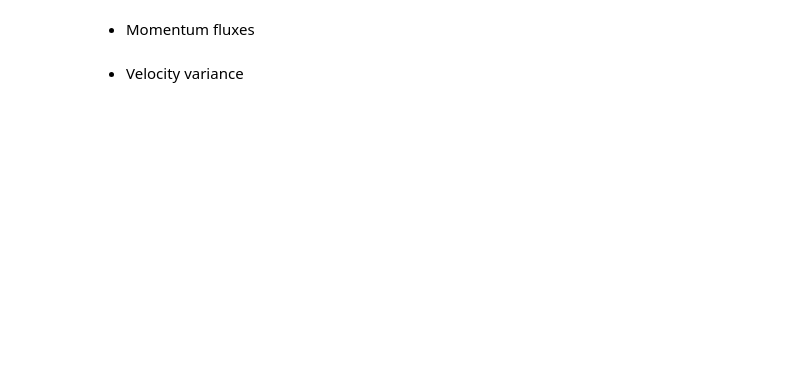
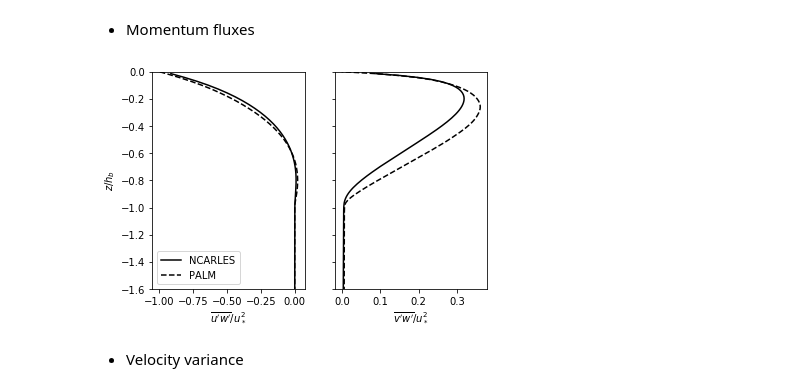
Before and after one commit to qingli411/LESAnalysis, a Jupyter notebook: plot_cmp_ncarles_palm.ipynb, the cells around one changed output. Saved outputs shown, nothing was run; the diff lists cells and outputs as text; code cells hidden in the pictures; blank space fills up the shorter version.

```diff
--- a/plot_cmp_ncarles_palm.ipynb
+++ b/plot_cmp_ncarles_palm.ipynb
@@ -123,30 +157,37 @@ plt.legend()
 # %%
 # normalizaing factor
 norm0 = 1/ustar**2
 znorm0 = 1/hb0
 norm1 = 1/ustar**2
 znorm1 = 1/hb1
 # subplots
 fig, axarr = plt.subplots(1, 2, sharey='row')
 data0_pfl.read_profile('uw',tidx_start=tidx0_start, tidx_end=tidx0_end).plot_mean(
                             axis=axarr[0], norm=norm0, znorm=znorm0,
                             xlabel=r'$\overline{u^\prime w^\prime}/u_*^2$',
                             ylabel=r'$z/h_b$', ylim=[ymin, ymax],
                             color='k', linestyle='-', label='NCARLES')
 data0_pfl.read_profile('vw', tidx_start=tidx0_start, tidx_end=tidx0_end).plot_mean(
                             axis=axarr[1], norm=norm0, znorm=znorm0,
                             xlabel=r'$\overline{v^\prime w^\prime}/u_*^2$', ylabel='off',
                             color='k', linestyle='-')
 
 data1_pfl.read_profile('wu', tidx_start=tidx1_start, tidx_end=tidx1_end).plot_mean(
                             axis=axarr[0], norm=norm1, znorm=znorm1,
                             xlabel='off', ylabel='off', ylim=[ymin, ymax],
                             color='k', linestyle='--', label='PALM')
 data1_pfl.read_profile('wv', tidx_start=tidx1_start, tidx_end=tidx1_end).plot_mean(
                             axis=axarr[1], norm=norm1, znorm=znorm1,
                             xlabel='off', ylabel='off',
                             color='k', linestyle='--')
 axarr[0].legend()
+
+# save figure
+if plot_figure:
+    figname = fig_root+'/pfl_momentum_flux.png'
+    plt.savefig(figname, dpi = 300)
+# %% [output]
+[figure, added]
 # %% [markdown]
 - Velocity variance
 # %%
```
Also changed, not shown: parts of 10 cells of this notebook, 2 other files.
